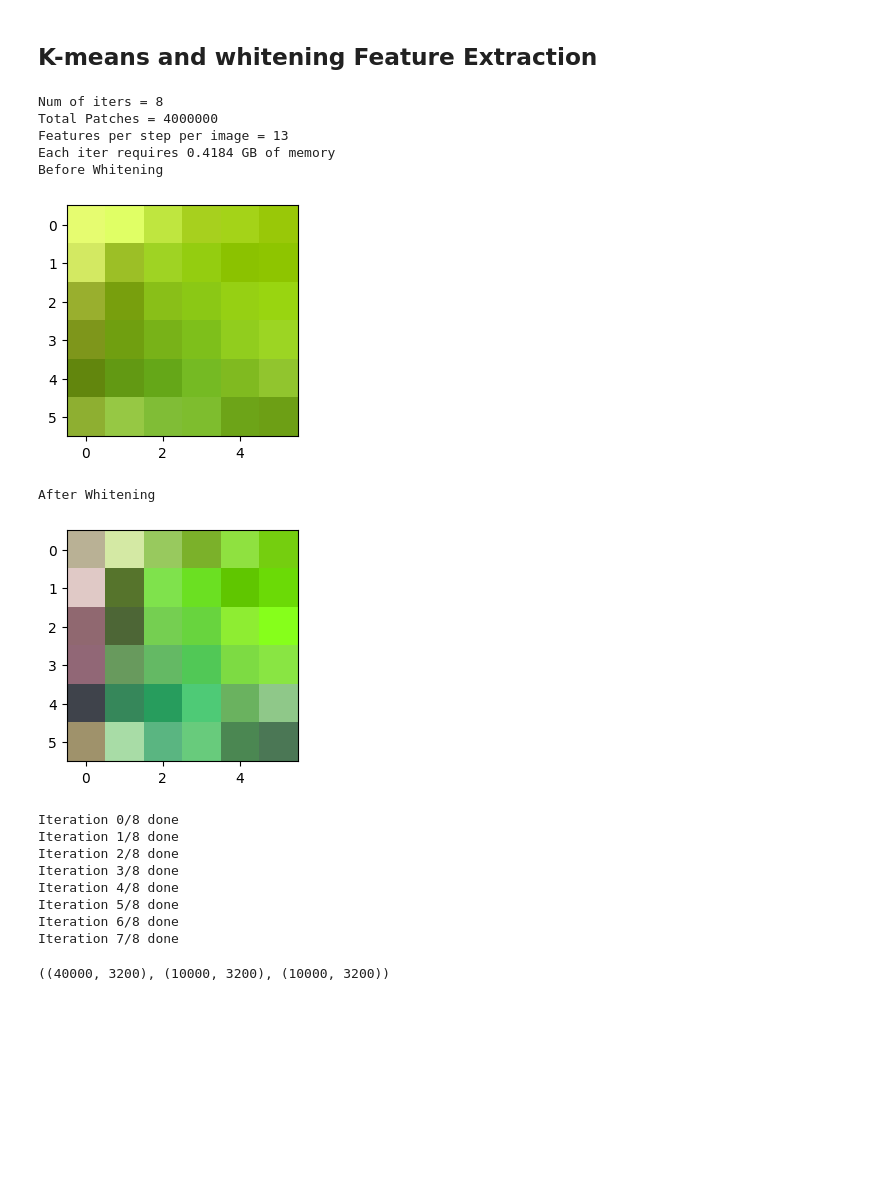
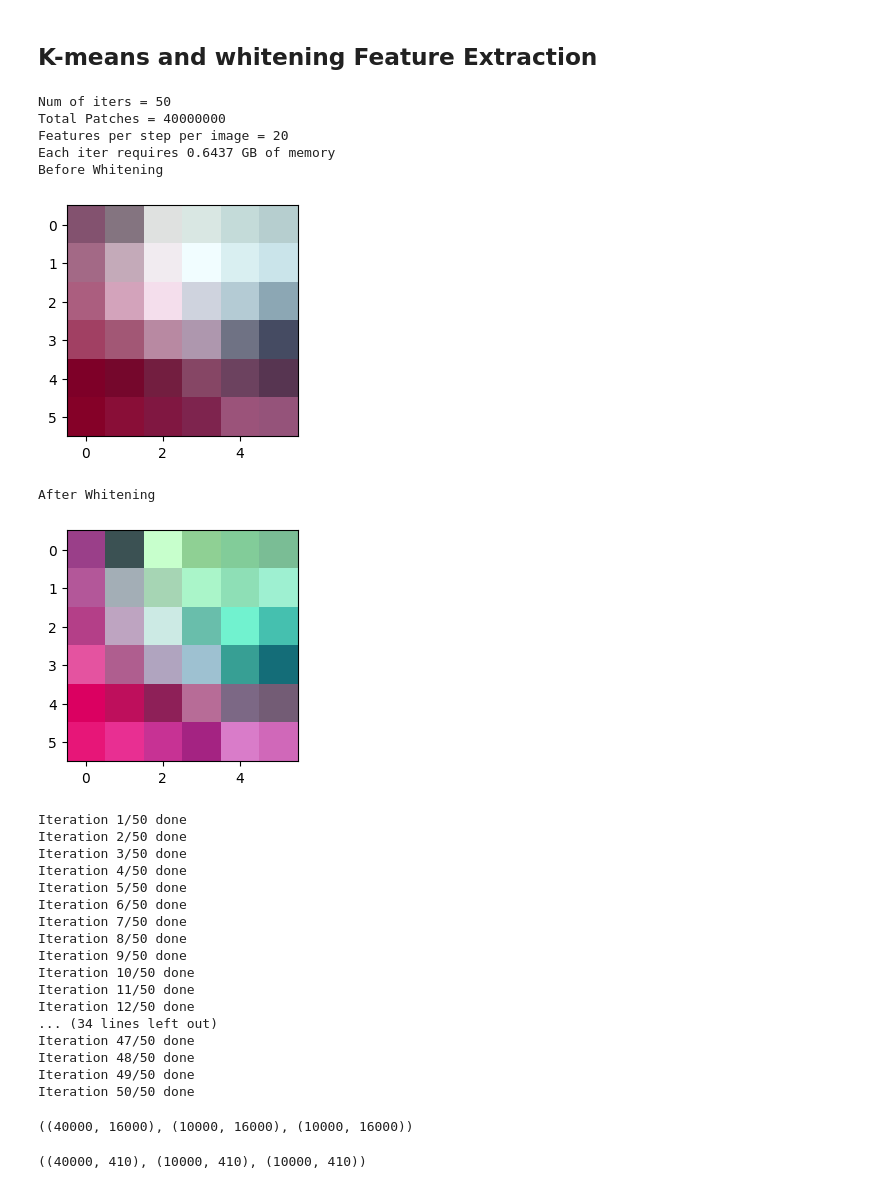
Before and after one commit to pleituer/COMP3314-Asm3, a Jupyter notebook: svm-kmeans.ipynb, the cells around one changed output. Drawn from its saved outputs; the diff is of its cells as text; code cells hidden in the pictures; blank space fills up the shorter version.

```diff
--- a/svm-kmeans.ipynb
+++ b/svm-kmeans.ipynb
@@ -168,7 +219,7 @@ class KMeansEmbedding():
         self.k = k
         self.seed = seed
         self.kmeans = MiniBatchKMeans(n_clusters=k, n_init='auto', random_state=seed)
-        self.batchSize = 5000
+        self.batchSize = 1000
         self.patchSize = PATCH_SHAPE
         self.poolShape = (2, 2)
         self.patchExtractor = image.PatchExtractor(patch_size=self.patchSize,random_state=seed)
@@ -196,51 +264,60 @@ class KMeansEmbedding():
 # %%
-kmeansEmbedding = KMeansEmbedding(800, seed=69)
+kmeansEmbedding = KMeansEmbedding(4000, seed=69)
 whitener = Whiten()
 # %%
-whitenerBatch = 25000*100//5
+whitenerBatch = 40000*100//5
 
-totPatches = len(trainData) * 100
+totPatches = len(trainData) * 1000
 totSteps = int(np.ceil(totPatches/whitenerBatch))
 featuresPerStepPerImg = int(np.ceil(totPatches/totSteps/len(trainData)))
 print(f"Num of iters = {totSteps}\nTotal Patches = {totPatches}\nFeatures per step per image = {featuresPerStepPerImg}\nEach iter requires {featuresPerStepPerImg*len(trainData)*PATCH_SHAPE[0]*PATCH_SHAPE[1]*3*8/(1024*1024*1024):.4f} GB of memory")
 for i in range(totSteps):
     patches = getRandomPatches(trainData.reshape(-1, 32, 32, 3), PATCH_SHAPE, featuresPerStepPerImg)
     patches = patchStandardize(patches)
     if i == 0:
         print("Before Whitening")
         plt.figure(figsize=(3, 3))
         plt.imshow(enchanceImg(patches[:1]))
         plt.show()
         patches = whitener.fit_transform(patches.reshape(-1, PATCH_SHAPE[0]*PATCH_SHAPE[1]*3))
         print("After Whitening")
         plt.figure(figsize=(3, 3))
         plt.imshow(enchanceImg(patches[:1]))
         plt.show()
     else:
         patches = whitener.transform(patches.reshape(-1, PATCH_SHAPE[0]*PATCH_SHAPE[1]*3))
     kmeansEmbedding.partial_fit(patches)
     print(f"Iteration {i+1}/{totSteps} done")
 # %% [output]
-Num of iters = 8
-Total Patches = 4000000
-Features per step per image = 13
-Each iter requires 0.4184 GB of memory
+Num of iters = 50
+Total Patches = 40000000
+Features per step per image = 20
+Each iter requires 0.6437 GB of memory
 Before Whitening
-[figure, old version]
+[figure, new version]
 After Whitening
-[figure, old version]
+[figure, new version]
-Iteration 0/8 done
-Iteration 1/8 done
-Iteration 2/8 done
-Iteration 3/8 done
-Iteration 4/8 done
-Iteration 5/8 done
-Iteration 6/8 done
-Iteration 7/8 done
+Iteration 1/50 done
+Iteration 2/50 done
+Iteration 3/50 done
+Iteration 4/50 done
+Iteration 5/50 done
+Iteration 6/50 done
+Iteration 7/50 done
+Iteration 8/50 done
+Iteration 9/50 done
+Iteration 10/50 done
+Iteration 11/50 done
+Iteration 12/50 done
+... (34 lines left out)
+Iteration 47/50 done
+Iteration 48/50 done
+Iteration 49/50 done
+Iteration 50/50 done
 # %%
 trainData_Embedding = kmeansEmbedding.transform(trainData.reshape(-1, 32, 32, 3), whitener)
 testData_Embedding = kmeansEmbedding.transform(testData.reshape(-1, 32, 32, 3), whitener)
 predictData_Embedding = kmeansEmbedding.transform(predictData.reshape(-1, 32, 32, 3), whitener)
 trainData_Embedding.shape, testData_Embedding.shape, predictData_Embedding.shape
 # %% [output]
-((40000, 3200), (10000, 3200), (10000, 3200))
+((40000, 16000), (10000, 16000), (10000, 16000))
@@ -246,0 +335,7 @@ trainData_Embedding.shape, testData_Embedding.shape, predictData_Embedding.shape
+# %%
+trainData_Embedding_lda = np.hstack([trainData_Embedding, lda.encode(trainData_Embedding)])
+testData_Embedding_lda = np.hstack([testData_Embedding, lda.encode(testData_Embedding)])
+predictData_Embedding_lda = np.hstack([predictData_Embedding, lda.encode(predictData_Embedding)])
+trainData_Embedding_lda.shape, testData_Embedding_lda.shape, predictData_Embedding_lda.shape
+# %% [output]
+((40000, 410), (10000, 410), (10000, 410))
```
Also changed, not shown: parts of 22 cells of this notebook.
